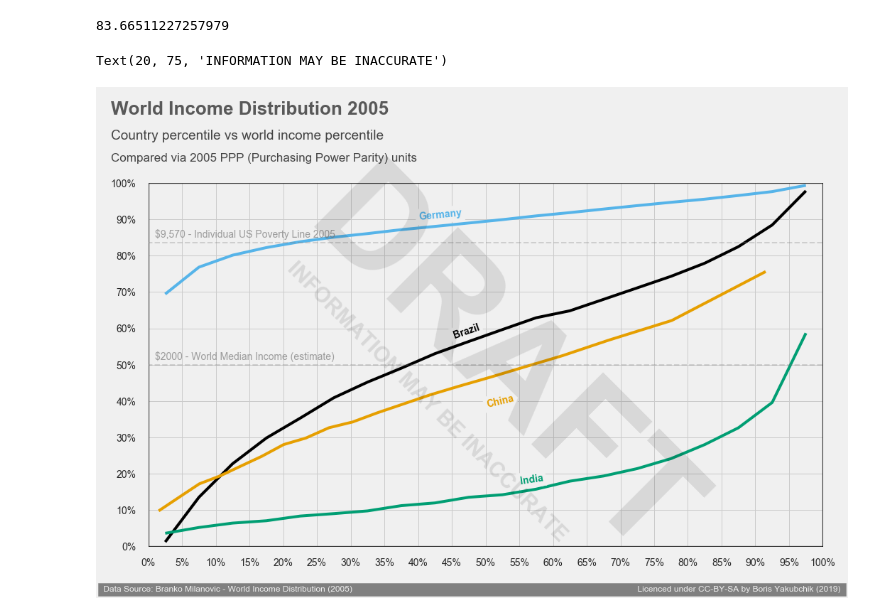
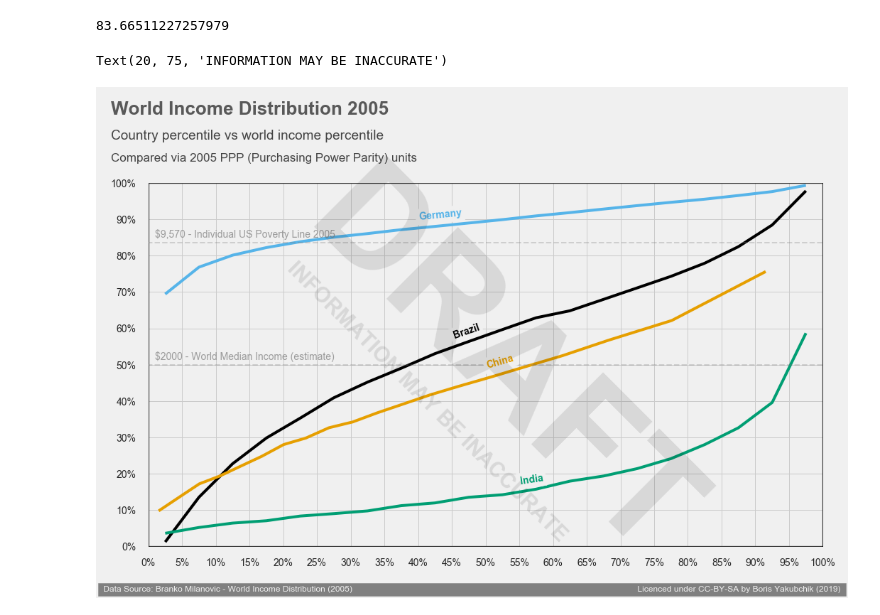
Before and after one commit to whyboris/Global-Income-Distribution, a Jupyter notebook: world_income_distribution.ipynb, the cells around one changed output. Saved outputs shown, nothing was run; the diff lists cells and outputs as text; code cells hidden in the pictures.

Commit message:
china label better location

```diff
--- a/world_income_distribution.ipynb
+++ b/world_income_distribution.ipynb
@@ -535,32 +535,32 @@ chart.axes[0][0].text(
 
 chart.axes[0][0].tick_params(labelsize=14)
 
 chart.axes[0][0].set_ylim(-0.4, 100.1)
 chart.axes[0][0].set_xlim(-0.2, 100.1)
 
 # SIGNATURE BAR
 chart.axes[0][0].text(
     x = -7,
     y = -12.5,
     s = ' Data Source: Branko Milanovic - World Income Distribution (2005)                                                                                                                       Licenced under CC-BY-SA by Boris Yakubchik (2019) ',
     fontsize = 12,
     color = '#f0f0f0',
     backgroundcolor = 'grey')
 
 chart.axes[0][0].tick_params(axis='x', which='major', pad=15)
 chart.axes[0][0].tick_params(axis='y', which='major', pad=15)
 
 chart.axes[0][0].text(x = 40, y = 91, s = 'Germany', color = colors[2], weight = 'bold', rotation = 5.5,
                backgroundcolor = '#f0f0f0')
 chart.axes[0][0].text(x = 45, y = 59.5, s = 'Brazil', color = colors[0], weight = 'bold', rotation = 19,
               backgroundcolor = '#f0f0f0')
-chart.axes[0][0].text(x = 50, y = 40, s = 'China', color = colors[1], weight = 'bold', rotation = 13.5,
+chart.axes[0][0].text(x = 50, y = 51, s = 'China', color = colors[1], weight = 'bold', rotation = 16,
               backgroundcolor = '#f0f0f0')
 chart.axes[0][0].text(x = 55, y = 18, s = 'India', color = colors[3], weight = 'bold', rotation = 8.5,
               backgroundcolor = '#f0f0f0')
 
 chart.axes[0][0].text(x = 20, y= 80, s = 'DRAFT', color='black', weight='bold', rotation=-45, alpha=0.1, size=200)
 chart.axes[0][0].text(x = 20, y= 75, s = 'INFORMATION MAY BE INACCURATE', color='black', weight='bold', rotation=-45, alpha=0.1, size=30)
 # %% [output]
 Text(20, 75, 'INFORMATION MAY BE INACCURATE')
-[figure, old version]
+[figure, new version]
```
